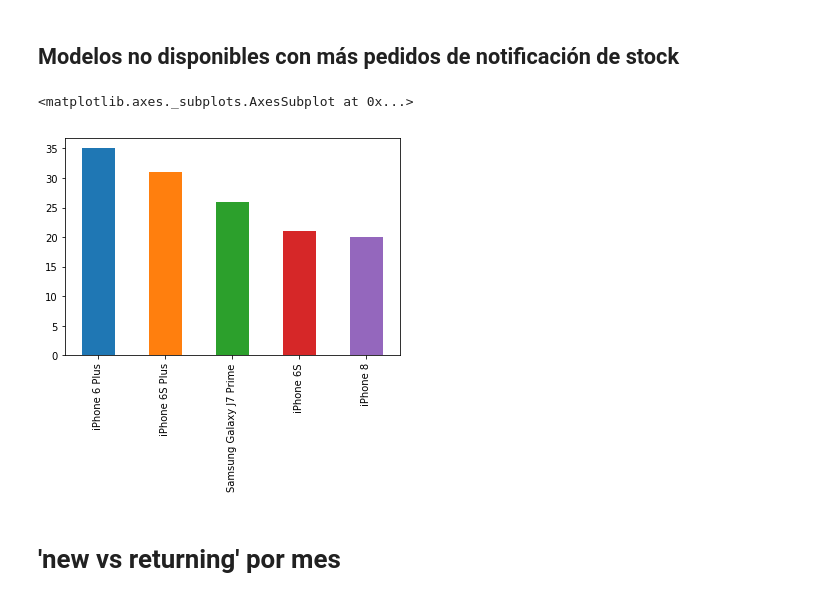
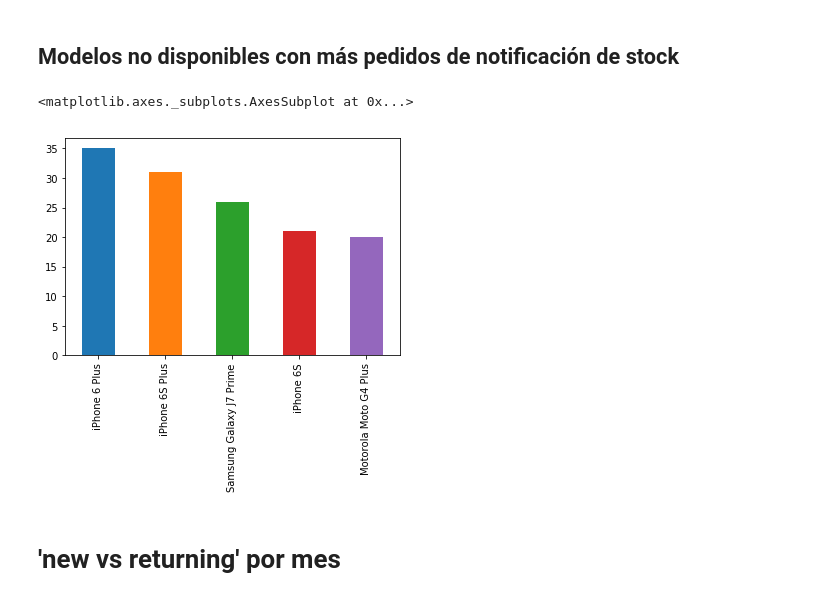
Before and after one commit to sebalogue/tp1-datos, a Jupyter notebook: src/seba/analisis-intro.ipynb, the cells around one changed output. Saved outputs shown, nothing was run; the diff lists cells and outputs as text; code cells hidden in the pictures.

```diff
--- a/src/seba/analisis-intro.ipynb
+++ b/src/seba/analisis-intro.ipynb
@@ -120,11 +121,11 @@ df['condition'].value_counts().plot(kind='bar')
 # %% [markdown]
 ## Modelos no disponibles con más pedidos de notificación de stock
 # %%
-df_event_mod = df.filter(items = ['event', 'model'])
+df_event_mod = tf.filter(items = ['event', 'model'])
 df_event_mod.loc[df_event_mod['event'] == 'lead']['model'].value_counts().head().plot(kind='bar')
 # %% [output]
 <matplotlib.axes._subplots.AxesSubplot at 0x...>
-[figure, old version]
+[figure, new version]
 # %% [markdown]
 # 'new vs returning' por mes
 # %%
```
Also changed, not shown: parts of 33 cells of this notebook.
